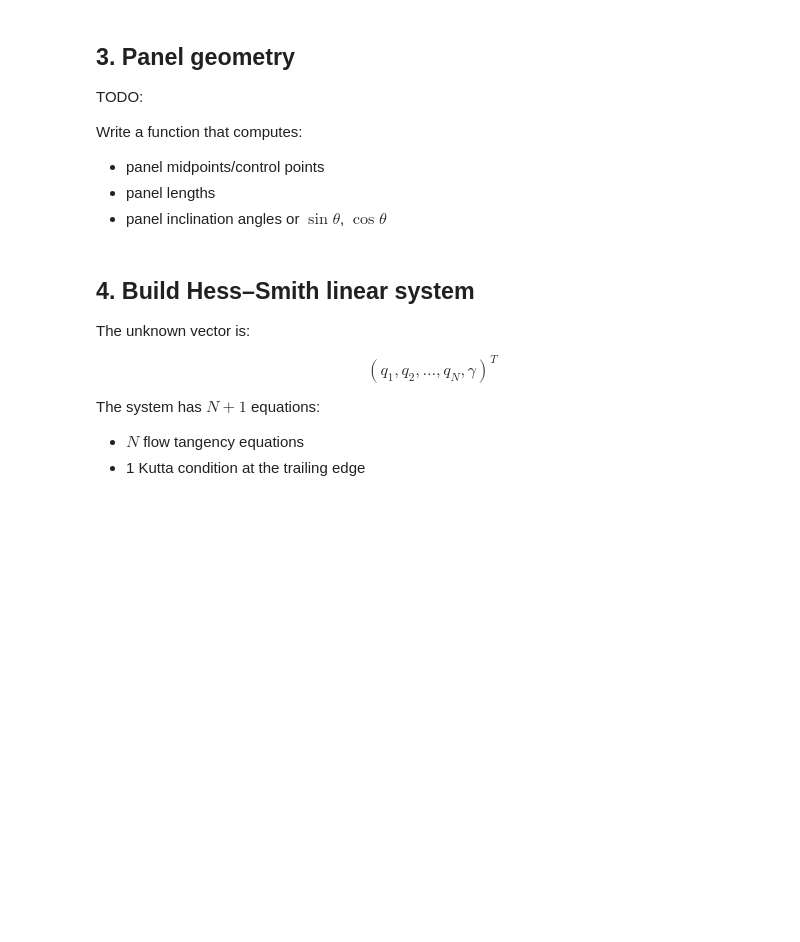
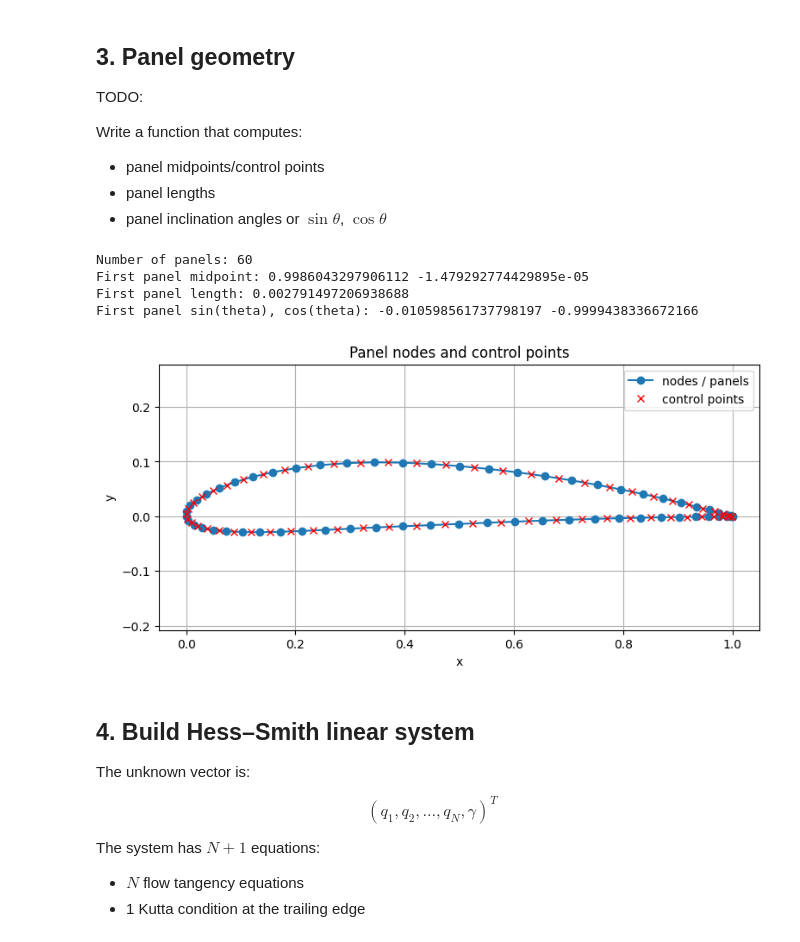
Before and after one commit to NiciiA/aerodyn, a Jupyter notebook: aerodynamics_homework_python_template.ipynb, the cells around one changed output. Saved outputs shown, nothing was run; the diff lists cells and outputs as text; code cells hidden in the pictures; blank space fills up the shorter version.

```diff
--- a/aerodynamics_homework_python_template.ipynb
+++ b/aerodynamics_homework_python_template.ipynb
@@ -175,3 +205,31 @@ def panel_geometry(x_nodes, y_nodes):
+# %%
+x_nodes, y_nodes = naca4_nodes(N, epsilon, p, tau, method="moran")
+
+x_mid, y_mid, ds, sin_theta, cos_theta, theta = panel_geometry(x_nodes, y_nodes)
+
+print("Number of panels:", len(ds))
+print("First panel midpoint:", x_mid[0], y_mid[0])
+print("First panel length:", ds[0])
+print("First panel sin(theta), cos(theta):", sin_theta[0], cos_theta[0])
+
+plt.figure(figsize=(9, 4))
+
+plt.plot(x_nodes, y_nodes, "o-", label="nodes / panels")
+plt.plot(x_mid, y_mid, "rx", label="control points")
+
+plt.axis("equal")
+plt.xlabel("x")
+plt.ylabel("y")
+plt.title("Panel nodes and control points")
+plt.legend()
+plt.grid(True)
+plt.show()
+# %% [output]
+Number of panels: 60
+First panel midpoint: 0.9986043297906112 -1.479292774429895e-05
+First panel length: 0.002791497206938688
+First panel sin(theta), cos(theta): -0.010598561737798197 -0.9999438336672166
+[figure, added]
 # %% [markdown]
 ## 4. Build Hess–Smith linear system
 
```
Also changed, not shown: parts of 19 cells of this notebook.
